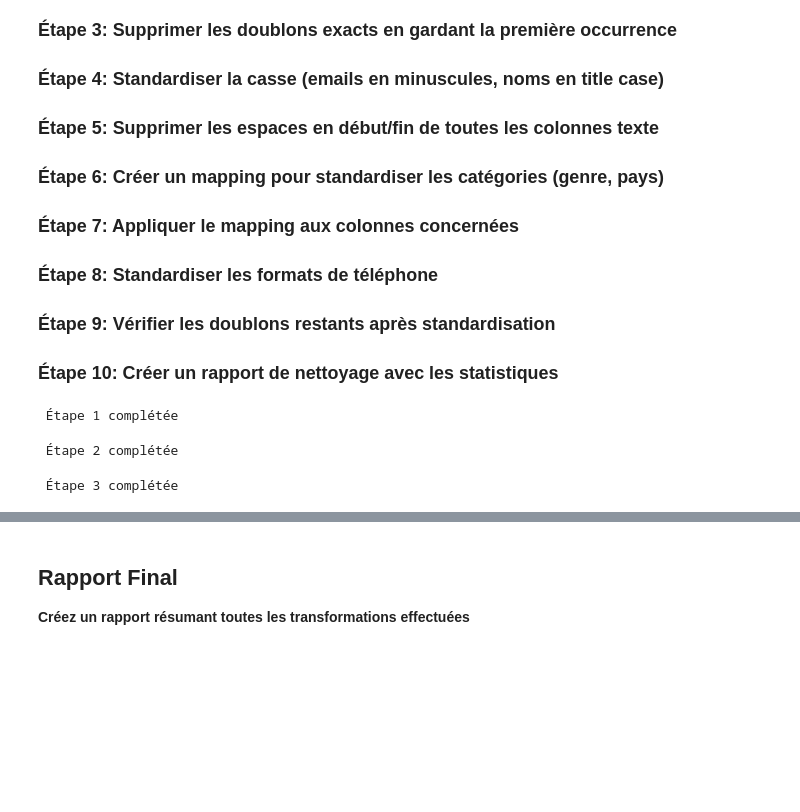
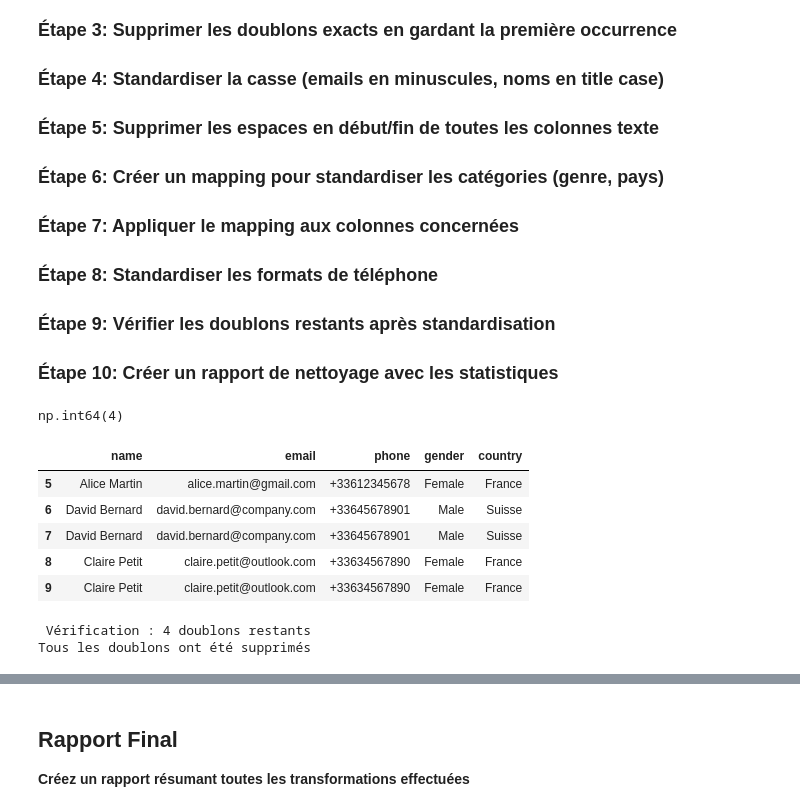
Before and after one commit to achahbounehamid/Pipeline-ETL---Ingestion-transformation-et-chargement-de-donn-es-multi-sources, a Jupyter notebook: TP/TP2_Data_Cleansing_TP2.ipynb, the cells around one changed output, grey strips where cells are left out. Saved outputs shown, nothing was run; the diff lists cells and outputs as text; code cells hidden in the pictures; blank space fills up the shorter version.

```diff
--- a/TP/TP2_Data_Cleansing_TP2.ipynb
+++ b/TP/TP2_Data_Cleansing_TP2.ipynb
@@ -292,24 +364,33 @@ Emails avec majuscules : 1
 # ========================================
 
 # TODO: Écrivez votre code ici
+duplicates = df.duplicated().sum()
+duplicates
 
 
 # Vérification
-print(f" Étape 1 complétée")
+#print(f" Étape 1 complétée")
 # %% [output]
- Étape 1 complétée
+np.int64(4)
 # %%
 # ========================================
 # Étape 2: Afficher quelques exemples de doublons
 # ========================================
 
 # TODO: Écrivez votre code ici
+df.duplicated().head()
+display(df[df.duplicated(keep = False)].head())
 
 
 # Vérification
-print(f" Étape 2 complétée")
+#print(f" Étape 2 complétée")
 # %% [output]
- Étape 2 complétée
+|  | name | email | phone | gender | country |
+| 5 | Alice Martin | alice.martin@gmail.com | +33612345678 | Female | France |
+| 6 | David Bernard | david.bernard@company.com | +33645678901 | Male | Suisse |
+| 7 | David Bernard | david.bernard@company.com | +33645678901 | Male | Suisse |
+| 8 | Claire Petit | claire.petit@outlook.com | +33634567890 | Female | France |
+| 9 | Claire Petit | claire.petit@outlook.com | +33634567890 | Female | France |
 # %%
 # ========================================
 # Étape 3: Supprimer les doublons exacts en gardant la première occurrence
@@ -317,11 +398,22 @@ print(f" Étape 2 complétée")
 
 # TODO: Écrivez votre code ici
 
+supprimer_doublons  = df.duplicated().sum()
+print(f"\n Vérification : {supprimer_doublons} doublons restants")
+
+df = df.drop_duplicates(keep = "first")
+doublons_apres = df.duplicated().sum()
+
+if doublons_apres == 0:
+    print("Tous les doublons ont été supprimés")
+else:
+    print(f"Attention : il reste {doublons_apres} doublons")
 
 # Vérification
-print(f" Étape 3 complétée")
+#print(f" Étape 3 complétée")
 # %% [output]
- Étape 3 complétée
+ Vérification : 4 doublons restants
+Tous les doublons ont été supprimés
 # %%
 # ========================================
 # Étape 4: Standardiser la casse (emails en minuscules, noms en title case)
```
Also changed, not shown: parts of 15 cells of this notebook, 1 other file.
